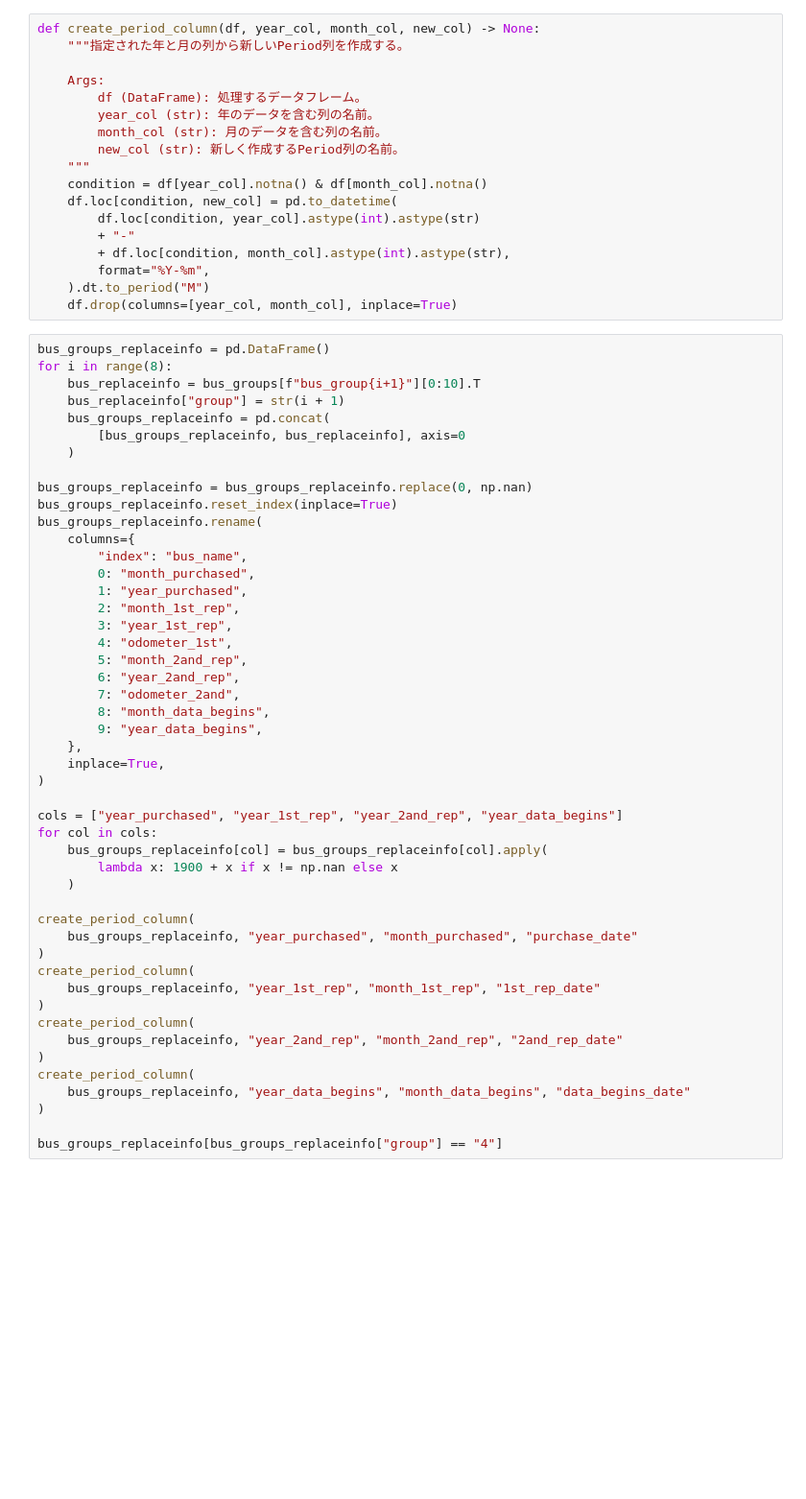
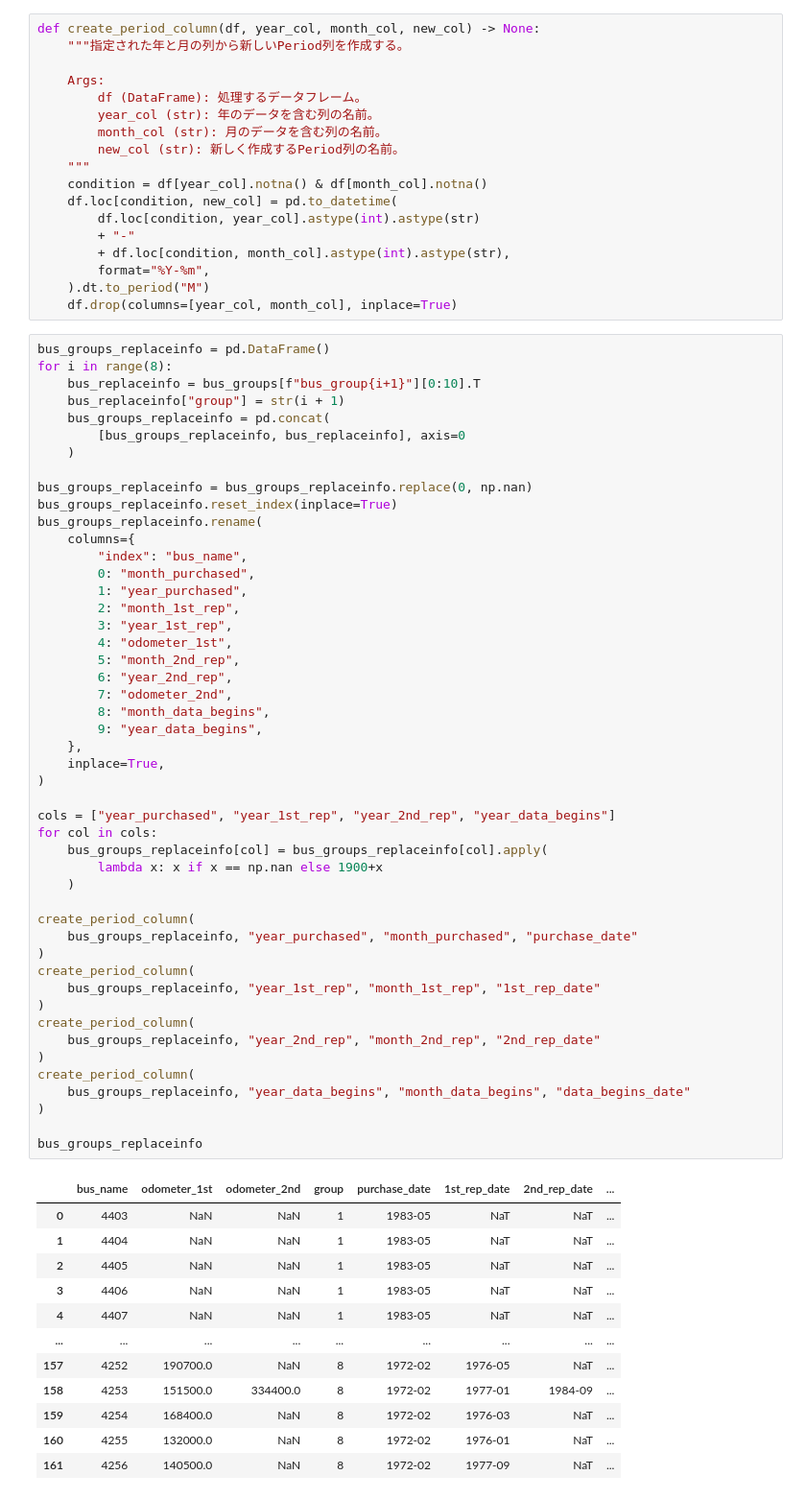
Before and after one commit to Aoyagi816/rust_reprication, a Jupyter notebook: notebooks/table2a.ipynb, the cells around one changed output. Shown at 96% size. Saved outputs shown, nothing was run; the diff lists cells and outputs as text; blank space fills up the shorter version.

```diff
--- a/notebooks/table2a.ipynb
+++ b/notebooks/table2a.ipynb
@@ -42,37 +60,50 @@ bus_groups_replaceinfo.reset_index(inplace=True)
 bus_groups_replaceinfo.rename(
     columns={
         "index": "bus_name",
         0: "month_purchased",
         1: "year_purchased",
         2: "month_1st_rep",
         3: "year_1st_rep",
         4: "odometer_1st",
-        5: "month_2and_rep",
-        6: "year_2and_rep",
-        7: "odometer_2and",
+        5: "month_2nd_rep",
+        6: "year_2nd_rep",
+        7: "odometer_2nd",
         8: "month_data_begins",
         9: "year_data_begins",
     },
     inplace=True,
 )
 
-cols = ["year_purchased", "year_1st_rep", "year_2and_rep", "year_data_begins"]
+cols = ["year_purchased", "year_1st_rep", "year_2nd_rep", "year_data_begins"]
 for col in cols:
     bus_groups_replaceinfo[col] = bus_groups_replaceinfo[col].apply(
-        lambda x: 1900 + x if x != np.nan else x
+        lambda x: x if x == np.nan else 1900+x
     )
 
 create_period_column(
     bus_groups_replaceinfo, "year_purchased", "month_purchased", "purchase_date"
 )
 create_period_column(
     bus_groups_replaceinfo, "year_1st_rep", "month_1st_rep", "1st_rep_date"
 )
 create_period_column(
-    bus_groups_replaceinfo, "year_2and_rep", "month_2and_rep", "2and_rep_date"
+    bus_groups_replaceinfo, "year_2nd_rep", "month_2nd_rep", "2nd_rep_date"
 )
 create_period_column(
     bus_groups_replaceinfo, "year_data_begins", "month_data_begins", "data_begins_date"
 )
 
-bus_groups_replaceinfo[bus_groups_replaceinfo["group"] == "4"]
+bus_groups_replaceinfo
+# %% [output]
+|  | bus_name | odometer_1st | odometer_2nd | group | purchase_date | 1st_rep_date | 2nd_rep_date | ... |
+| 0 | 4403 | NaN | NaN | 1 | 1983-05 | NaT | NaT | ... |
+| 1 | 4404 | NaN | NaN | 1 | 1983-05 | NaT | NaT | ... |
+| 2 | 4405 | NaN | NaN | 1 | 1983-05 | NaT | NaT | ... |
+| 3 | 4406 | NaN | NaN | 1 | 1983-05 | NaT | NaT | ... |
+| 4 | 4407 | NaN | NaN | 1 | 1983-05 | NaT | NaT | ... |
+| ... | ... | ... | ... | ... | ... | ... | ... | ... |
+| 157 | 4252 | 190700.0 | NaN | 8 | 1972-02 | 1976-05 | NaT | ... |
+| 158 | 4253 | 151500.0 | 334400.0 | 8 | 1972-02 | 1977-01 | 1984-09 | ... |
+| 159 | 4254 | 168400.0 | NaN | 8 | 1972-02 | 1976-03 | NaT | ... |
+| 160 | 4255 | 132000.0 | NaN | 8 | 1972-02 | 1976-01 | NaT | ... |
+| 161 | 4256 | 140500.0 | NaN | 8 | 1972-02 | 1977-09 | NaT | ... |
```
Also changed, not shown: parts of 6 cells of this notebook.
